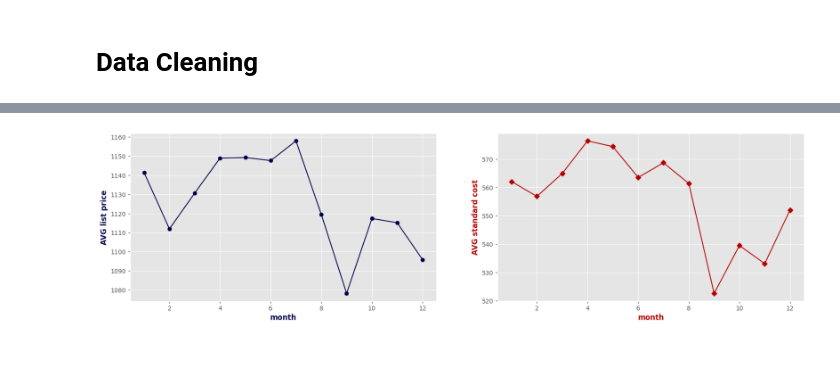
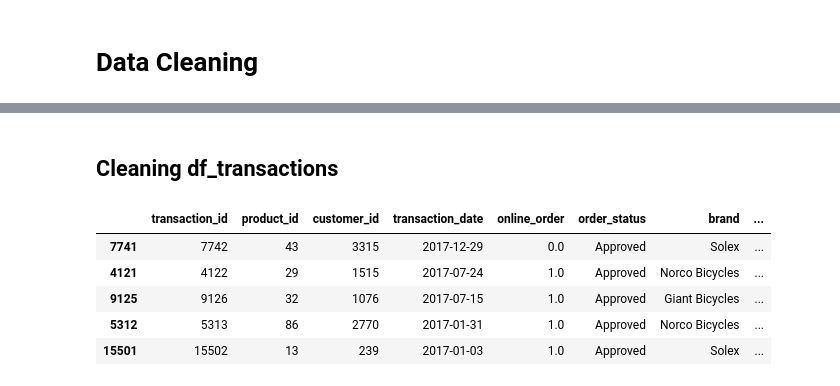
Before and after one commit to AhmAnwar/data-quality-KPMG-VE-forage, a Jupyter notebook: kpmg-ve-data-quality.ipynb, the cells around one changed output, grey strips where cells are left out. Cells and saved outputs as stored; diff of their text form; code cells hidden in the pictures; blank space fills up the shorter version.

```diff
--- a/kpmg-ve-data-quality.ipynb
+++ b/kpmg-ve-data-quality.ipynb
@@ -685,14 +60,11 @@ df.groupby(['Year', 'Month']).agg({'list_price': 'mean'})
-# %%
-fig, ax = plt.subplots(figsize= (20, 5), nrows= 1, ncols= 2)
-
-ax[0].plot(df.groupby('Month').agg({'list_price': 'mean'}), color= '#00004f', marker= 'o')
-ax[0].set_xlabel('month', fontdict= {'size': 12, 'weight': 'bold', 'color': '#00004f'})
-ax[0].set_ylabel('AVG list price', fontdict= {'size': 12, 'weight': 'bold', 'color': '#00004f'})
-
-ax[1].plot(df.groupby('Month').agg({'standard_cost': 'mean'}), color= '#b60000', marker= 'D')
-ax[1].set_xlabel('month', fontdict= {'size': 12, 'weight': 'bold', 'color': '#b60000'})
-ax[1].set_ylabel('AVG standard cost', fontdict= {'size': 12, 'weight': 'bold', 'color': '#b60000'})
-
-plt.show()
-# %% [output]
-[figure, removed]
+# %% [markdown]
+## Cleaning df_transactions
+# %%
+df_transactions.sample(5)
+# %% [output]
+|  | transaction_id | product_id | customer_id | transaction_date | online_order | order_status | brand | ... |
+| 7741 | 7742 | 43 | 3315 | 2017-12-29 | 0.0 | Approved | Solex | ... |
+| 4121 | 4122 | 29 | 1515 | 2017-07-24 | 1.0 | Approved | Norco Bicycles | ... |
+| 9125 | 9126 | 32 | 1076 | 2017-07-15 | 1.0 | Approved | Giant Bicycles | ... |
+| 5312 | 5313 | 86 | 2770 | 2017-01-31 | 1.0 | Approved | Norco Bicycles | ... |
+| 15501 | 15502 | 13 | 239 | 2017-01-03 | 1.0 | Approved | Solex | ... |
```
Also changed, not shown: parts of 83 cells of this notebook.
